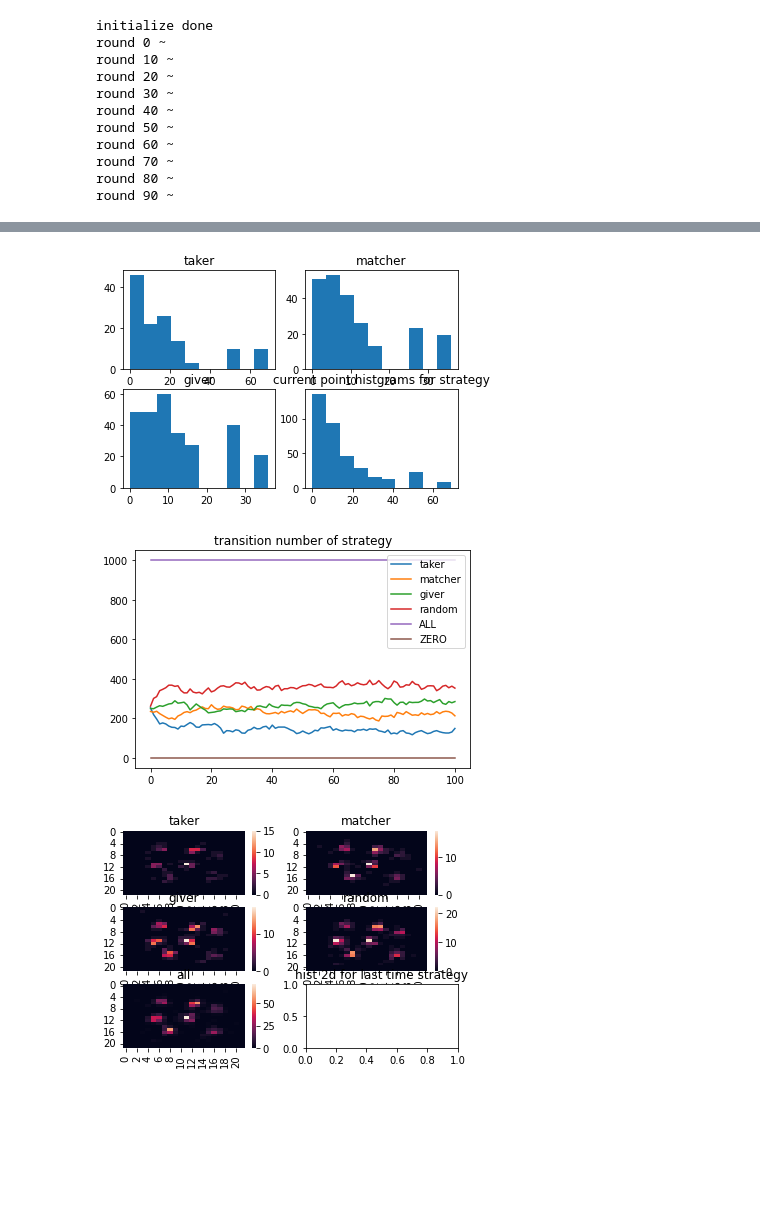
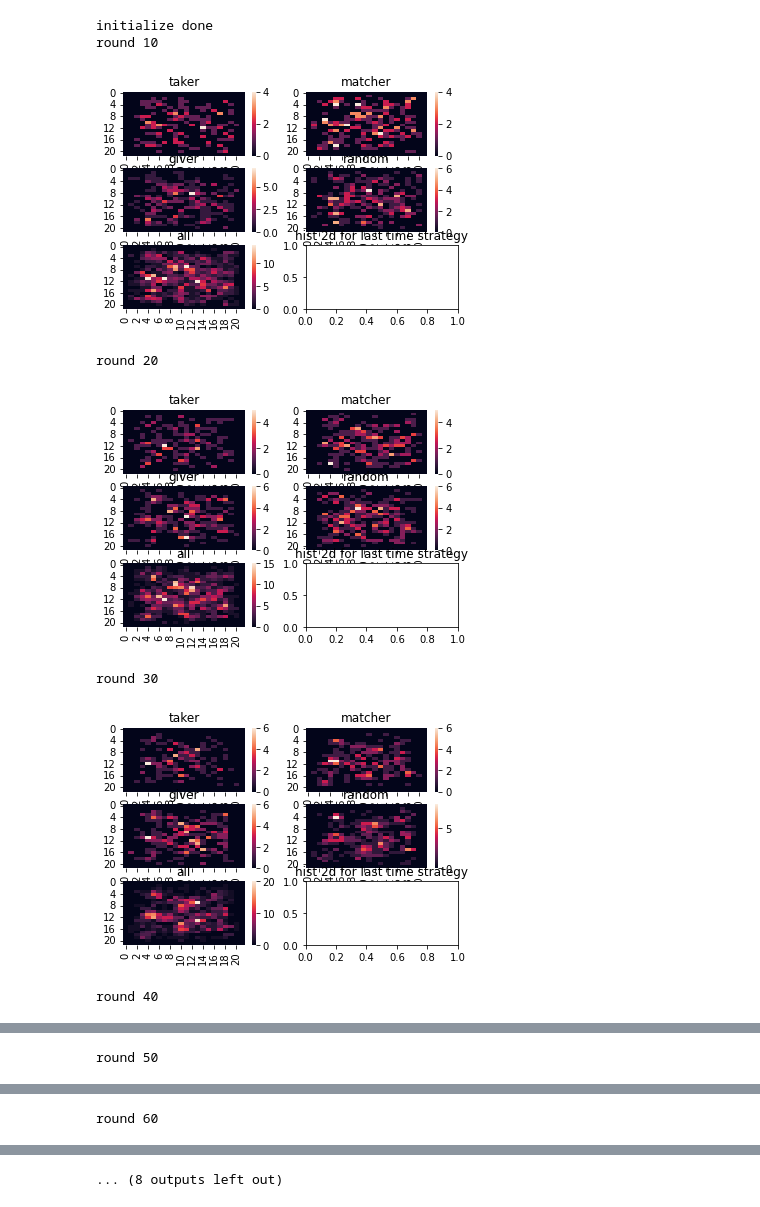
Before and after one commit to rokaboNatttsu/---------, a Jupyter notebook: first.ipynb, the cells around one changed output, grey strips where cells are left out. Cells and saved outputs as stored; diff of their text form; code cells hidden in the pictures; blank space fills up the shorter version.

```diff
--- a/first.ipynb
+++ b/first.ipynb
@@ -402,23 +406,21 @@ class Simulator:
 # %%
 simulator = Simulator(SQR=20, AGENT_NUM=10**3)#SQR=5, AGENT_NUM=5)
 print("initialize done")
 ROUND = 100
 for r in range(ROUND):
     #print(simulator.community_distribution_lst)
     #print(simulator.community_distribution_map)
-    if r % (ROUND // 10) == 0:
-        print("round", r, "~")
     simulator.run()
+    if r % (ROUND // 10) == 9:
+        print("round", r+1)
+        simulator.plot_2d_hist_for_strategy()
 #print(simulator.community_distribution_lst)
 # %% [output]
 initialize done
-round 0 ~
-round 10 ~
-round 20 ~
-round 30 ~
-round 40 ~
-round 50 ~
-round 60 ~
-round 70 ~
-round 80 ~
-round 90 ~
+round 10
+[figure, added]
+round 20
+[figure, added]
+round 30
+[figure, added]
+round 40
@@ -424,0 +428 @@ round 90 ~
+round 50
@@ -424,0 +430 @@ round 90 ~
+round 60
@@ -425,12 +432 @@ round 90 ~
+... (8 outputs left out)
-# %%
-simulator.plot_current_point_histgrams()
-# %% [output]
-[figure, removed]
-# %%
-simulator.plot_transition_number_of_strategy()
-# %% [output]
-[figure, removed]
-# %%
-simulator.plot_2d_hist_for_strategy()
-# %% [output]
-[figure, removed]
```
Also changed, not shown: parts of 5 cells of this notebook, 4 other files.
